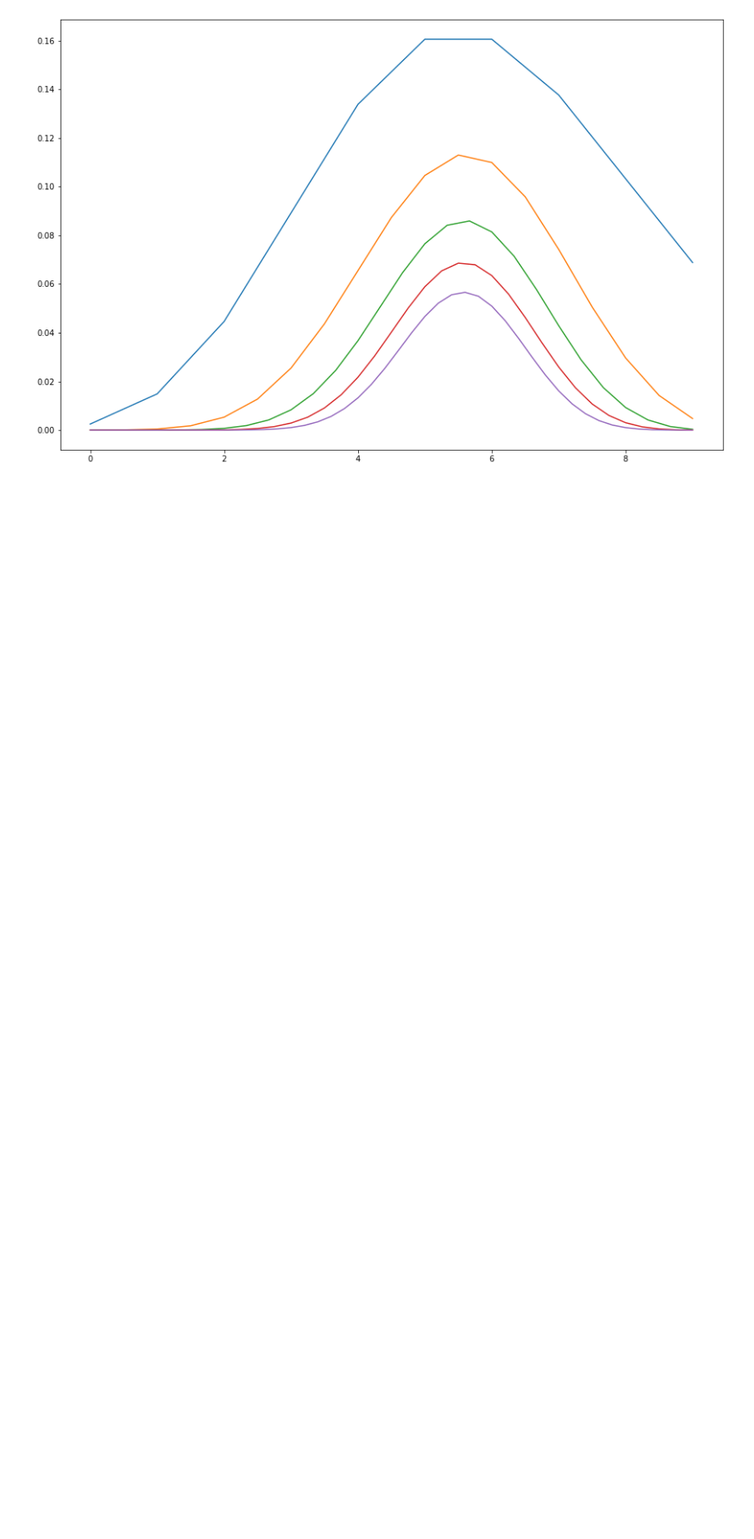
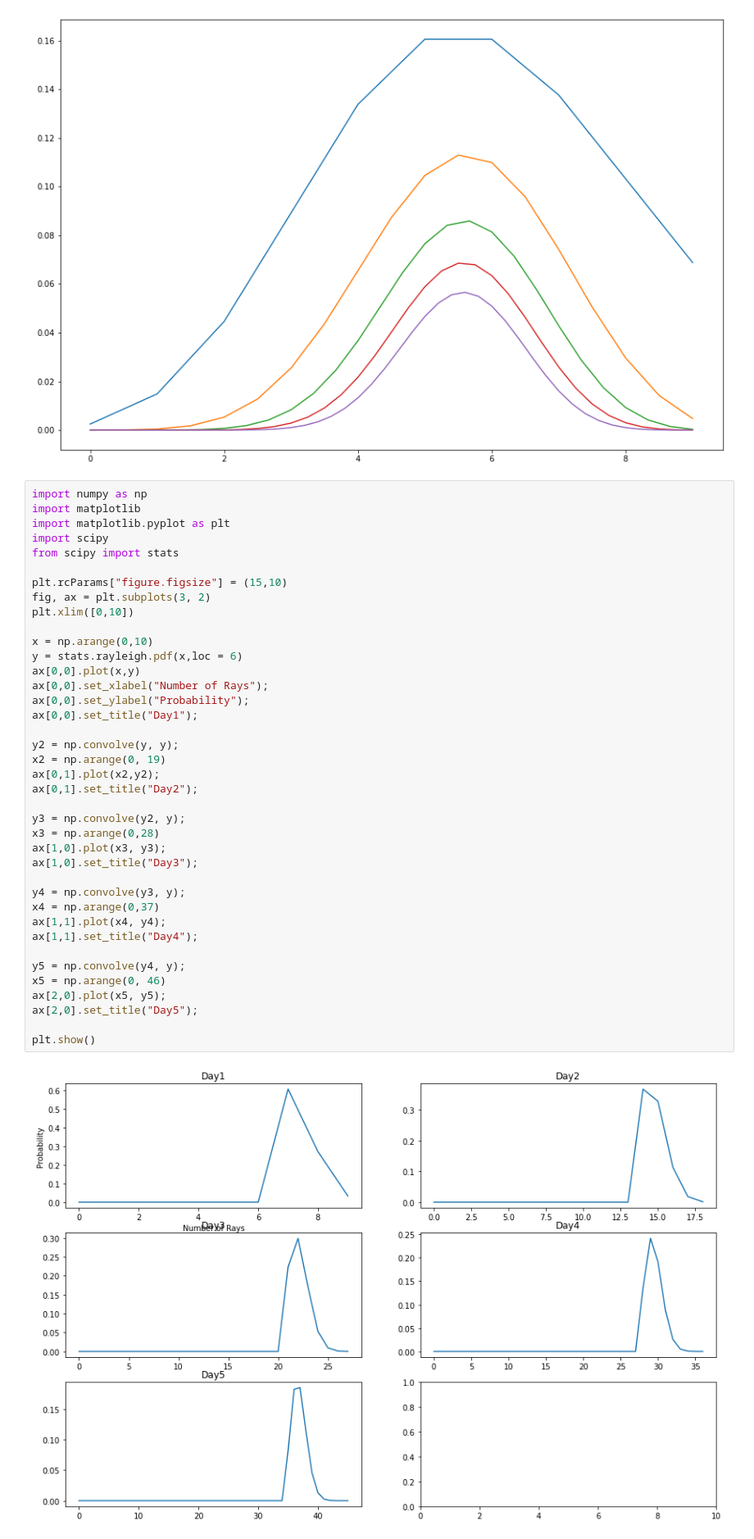
Before and after one commit to notmaxwang/PHYS434, a Jupyter notebook: Lab2.ipynb, the cells around one changed output. Shown at 82% size. Saved outputs shown, nothing was run; the diff lists cells and outputs as text; blank space fills up the shorter version.

```diff
--- a/Lab2.ipynb
+++ b/Lab2.ipynb
@@ -52,3 +52,44 @@ ax.plot(x5 / 5, y5);
 plt.show()
 # %% [output]
 [figure]
+# %%
+import numpy as np
+import matplotlib
+import matplotlib.pyplot as plt
+import scipy
+from scipy import stats
+
+plt.rcParams["figure.figsize"] = (15,10)
+fig, ax = plt.subplots(3, 2)
+plt.xlim([0,10])
+
+x = np.arange(0,10)
+y = stats.rayleigh.pdf(x,loc = 6)
+ax[0,0].plot(x,y)
+ax[0,0].set_xlabel("Number of Rays");
+ax[0,0].set_ylabel("Probability");
+ax[0,0].set_title("Day1");
+
+y2 = np.convolve(y, y);
+x2 = np.arange(0, 19)
+ax[0,1].plot(x2,y2);
+ax[0,1].set_title("Day2");
+
+y3 = np.convolve(y2, y);
+x3 = np.arange(0,28)
+ax[1,0].plot(x3, y3);
+ax[1,0].set_title("Day3");
+
+y4 = np.convolve(y3, y);
+x4 = np.arange(0,37)
+ax[1,1].plot(x4, y4);
+ax[1,1].set_title("Day4");
+
+y5 = np.convolve(y4, y);
+x5 = np.arange(0, 46)
+ax[2,0].plot(x5, y5);
+ax[2,0].set_title("Day5");
+
+plt.show()
+# %% [output]
+[figure, added]
```
Also changed, not shown: parts of 2 cells of this notebook, 1 other file.
